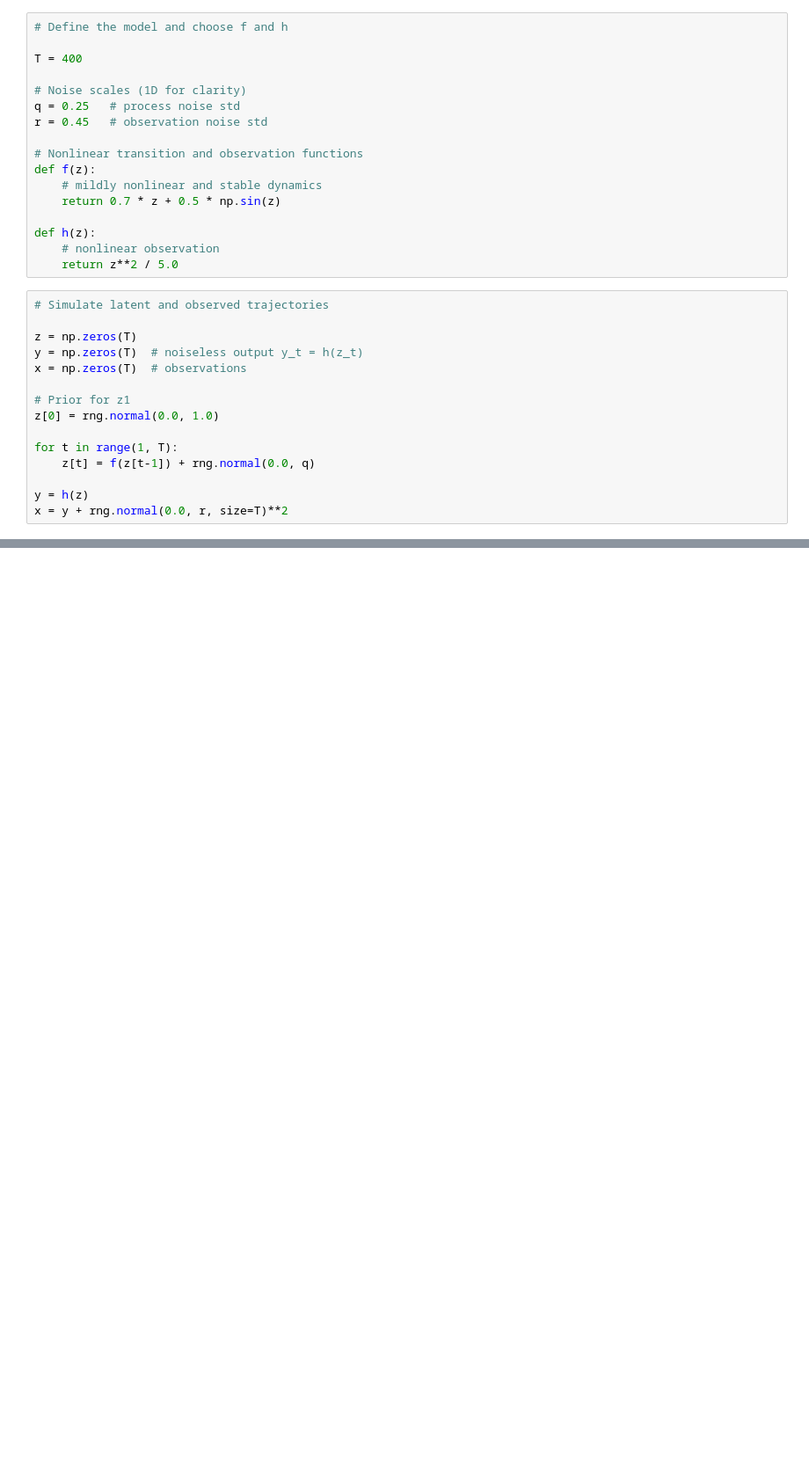
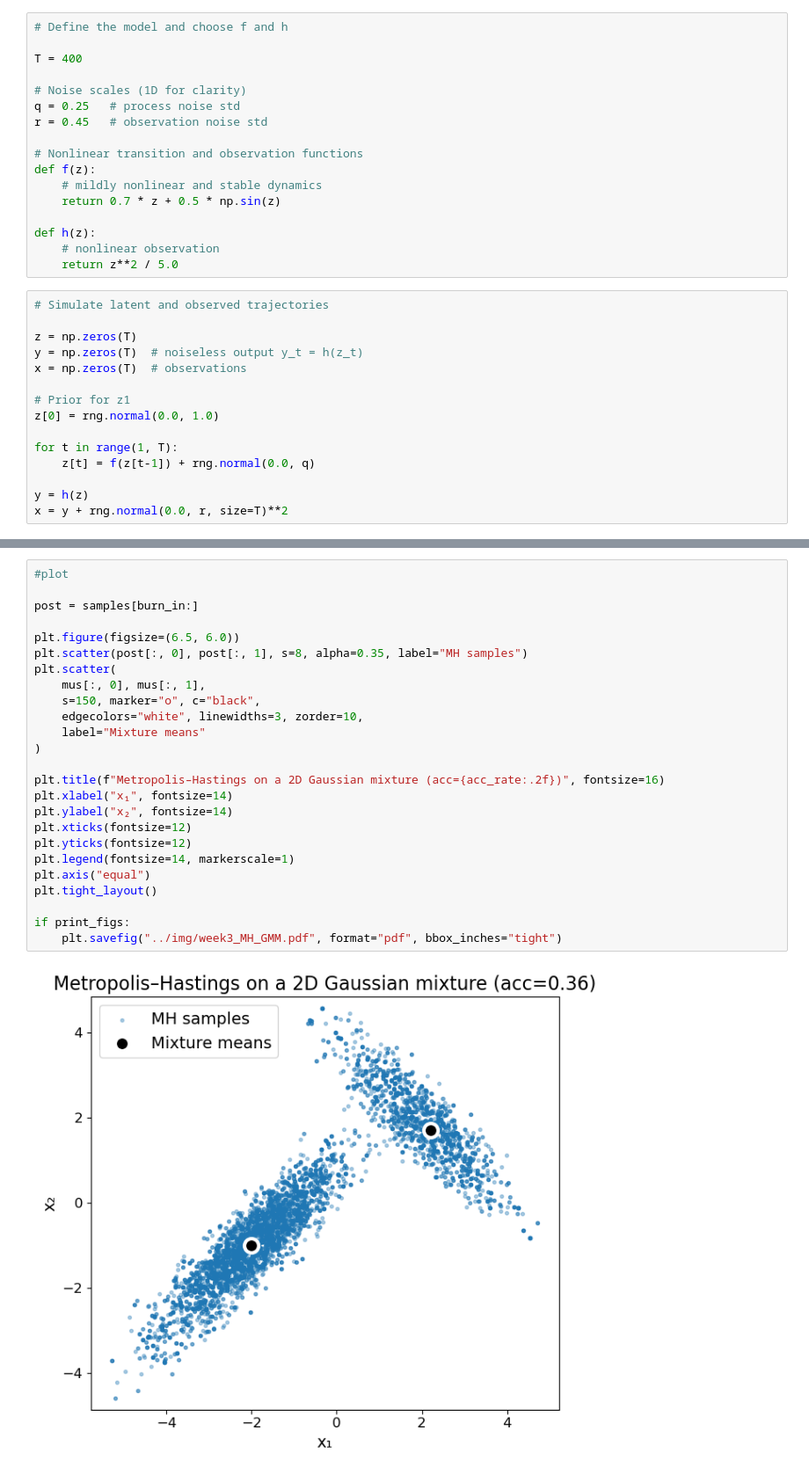
Before and after one commit to felipe-tobar/Probabilistic-Generative-Models, a Jupyter notebook: demos/week3.ipynb, the cells around one changed output, grey strips where cells are left out. Shown at 88% size. Saved outputs shown, nothing was run; the diff lists cells and outputs as text; blank space fills up the shorter version.

```diff
--- a/demos/week3.ipynb
+++ b/demos/week3.ipynb
@@ -225,0 +289,27 @@ if print_figs:
+# %%
+#plot
+
+post = samples[burn_in:]
+
+plt.figure(figsize=(6.5, 6.0))
+plt.scatter(post[:, 0], post[:, 1], s=8, alpha=0.35, label="MH samples")
+plt.scatter(
+    mus[:, 0], mus[:, 1],
+    s=150, marker="o", c="black",
+    edgecolors="white", linewidths=3, zorder=10,
+    label="Mixture means"
+)
+
+plt.title(f"Metropolis–Hastings on a 2D Gaussian mixture (acc={acc_rate:.2f})", fontsize=16)
+plt.xlabel("x₁", fontsize=14)
+plt.ylabel("x₂", fontsize=14)
+plt.xticks(fontsize=12)
+plt.yticks(fontsize=12)
+plt.legend(fontsize=14, markerscale=1)
+plt.axis("equal")
+plt.tight_layout()
+
+if print_figs:
+    plt.savefig("../img/week3_MH_GMM.pdf", format="pdf", bbox_inches="tight")
+# %% [output]
+[figure, added]
```
Also changed, not shown: parts of 16 cells of this notebook, 9 other files.
